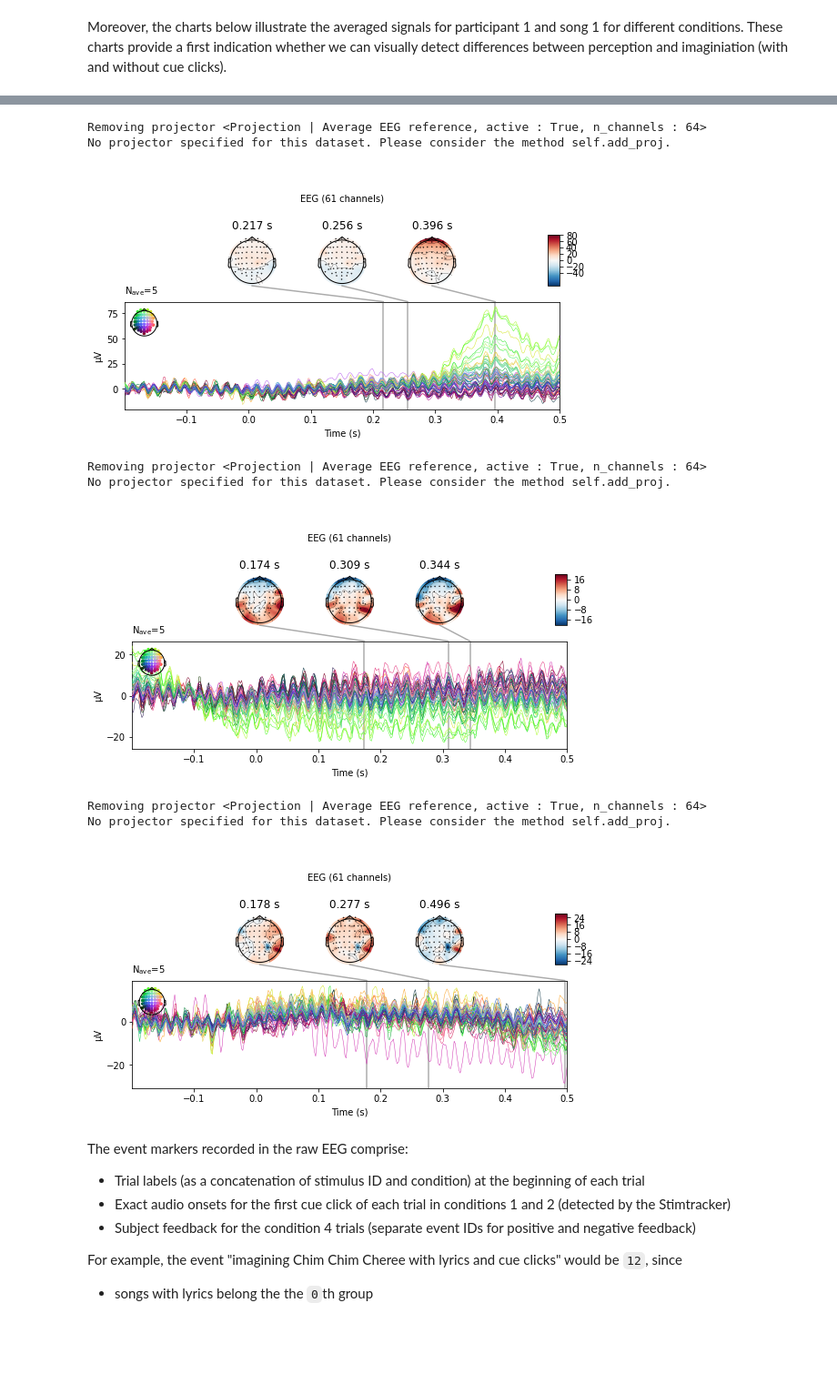
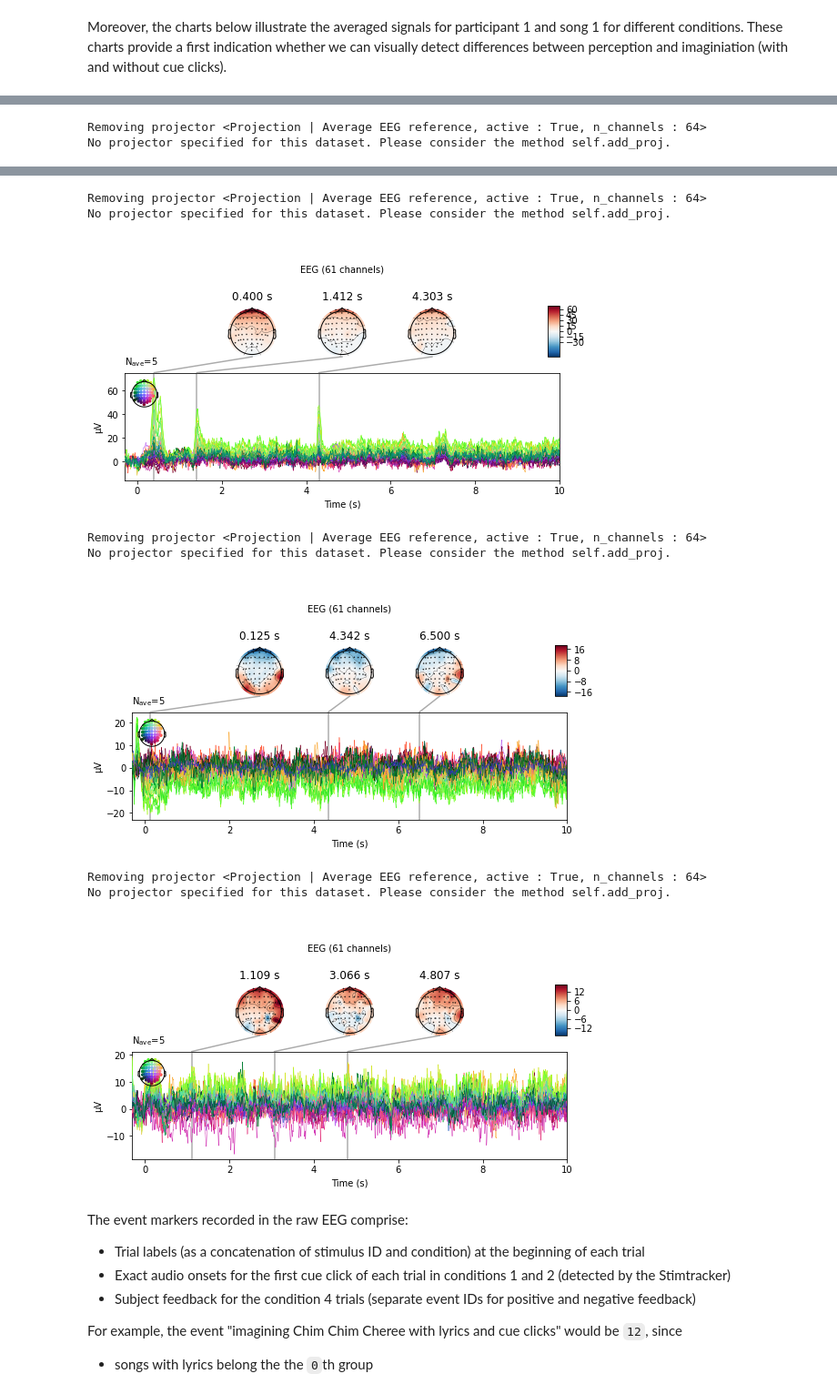
Before and after one commit to lgru/Neuroinformatics, a Jupyter notebook: group3_code.ipynb, the cells around one changed output, grey strips where cells are left out. Shown at 91% size. Saved outputs shown, nothing was run; the diff lists cells and outputs as text; code cells hidden in the pictures; blank space fills up the shorter version.

```diff
--- a/group3_code.ipynb
+++ b/group3_code.ipynb
@@ -153,9 +153,10 @@ Using matplotlib as 2D backend.
 # %% [markdown]
 Moreover, the charts below illustrate the averaged signals for participant 1 and song 1 for different conditions. These charts provide a first indication whether we can visually detect differences between perception and imaginiation (with and without cue clicks).
 # %%
+raw.load_data().filter(l_freq=1., h_freq=40., verbose=0)
 events = mne.find_events(raw, stim_channel='STI 014', verbose=0)
 
 for condition in [1, 2, 3, 4]:
     event = f'1{condition}'
-    fig = mne.Epochs(raw, events=events, verbose=0)[event].average().plot_joint();
+    fig = mne.Epochs(raw, events=events, tmin=-0.3, tmax=10, verbose=0)[event].average().plot_joint();
 # %% [output]
@@ -163,0 +170,2 @@ No projector specified for this dataset. Please consider the method self.add_pro
+Removing projector <Projection | Average EEG reference, active : True, n_channels : 64>
+No projector specified for this dataset. Please consider the method self.add_proj.
@@ -165,12 +173,12 @@ No projector specified for this dataset. Please consider the method self.add_pro
-Removing projector <Projection | Average EEG reference, active : True, n_channels : 64>
-No projector specified for this dataset. Please consider the method self.add_proj.
+Removing projector <Projection | Average EEG reference, active : True, n_channels : 64>
+No projector specified for this dataset. Please consider the method self.add_proj.
-[figure, old version]
+[figure, new version]
-Removing projector <Projection | Average EEG reference, active : True, n_channels : 64>
-No projector specified for this dataset. Please consider the method self.add_proj.
+Removing projector <Projection | Average EEG reference, active : True, n_channels : 64>
+No projector specified for this dataset. Please consider the method self.add_proj.
-[figure, old version]
+[figure, new version]
-Removing projector <Projection | Average EEG reference, active : True, n_channels : 64>
-No projector specified for this dataset. Please consider the method self.add_proj.
+Removing projector <Projection | Average EEG reference, active : True, n_channels : 64>
+No projector specified for this dataset. Please consider the method self.add_proj.
-[figure, old version]
+[figure, new version]
 # %% [markdown]
 The event markers recorded in the raw EEG comprise:
 - Trial labels (as a concatenation of stimulus ID and condition) at the beginning of each trial
```
Also changed, not shown: parts of 1 cell of this notebook.
